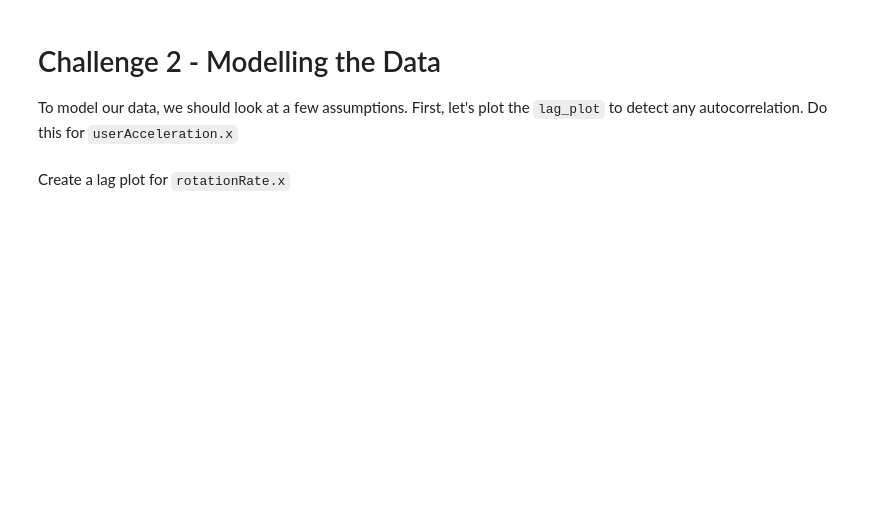
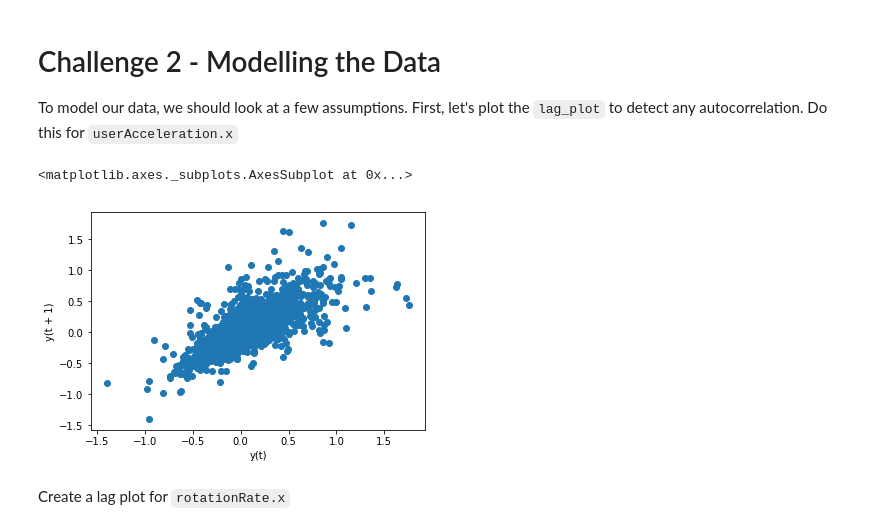
Before and after one commit to ironhack-datalabs/datamad0419, a Jupyter notebook: module-2/lab-time-series/your-code/main.ipynb, the cells around one changed output. Saved outputs shown, nothing was run; the diff lists cells and outputs as text; code cells hidden in the pictures; blank space fills up the shorter version.

```diff
--- a/module-2/lab-time-series/your-code/main.ipynb
+++ b/module-2/lab-time-series/your-code/main.ipynb
@@ -84,6 +106,13 @@ Plot the decomposed time series of `rotationRate.x` also with a frequency of 60.
 To model our data, we should look at a few assumptions. First, let's plot the `lag_plot` to detect any autocorrelation. Do this for `userAcceleration.x`
 # %%
 # Your code here:
+
+from pandas.plotting import lag_plot
+
+lag_plot(sensor['userAcceleration.x'])
+# %% [output]
+<matplotlib.axes._subplots.AxesSubplot at 0x...>
+[figure, added]
 # %% [markdown]
 Create a lag plot for `rotationRate.x`
 # %%
```
Also changed, not shown: parts of 16 cells of this notebook.
